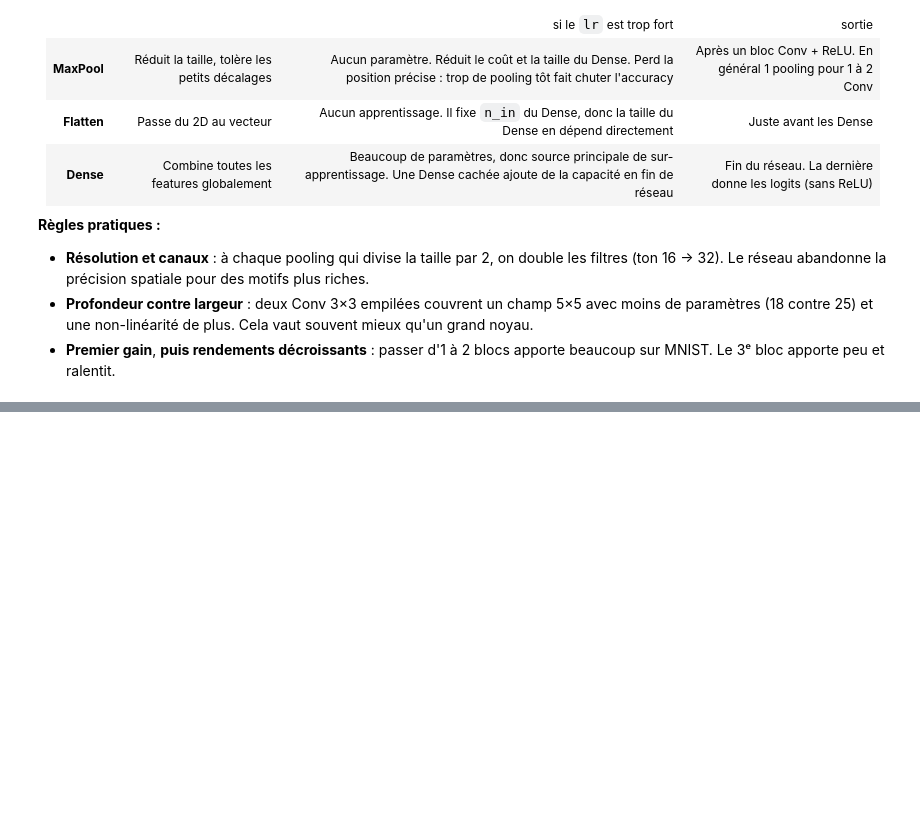
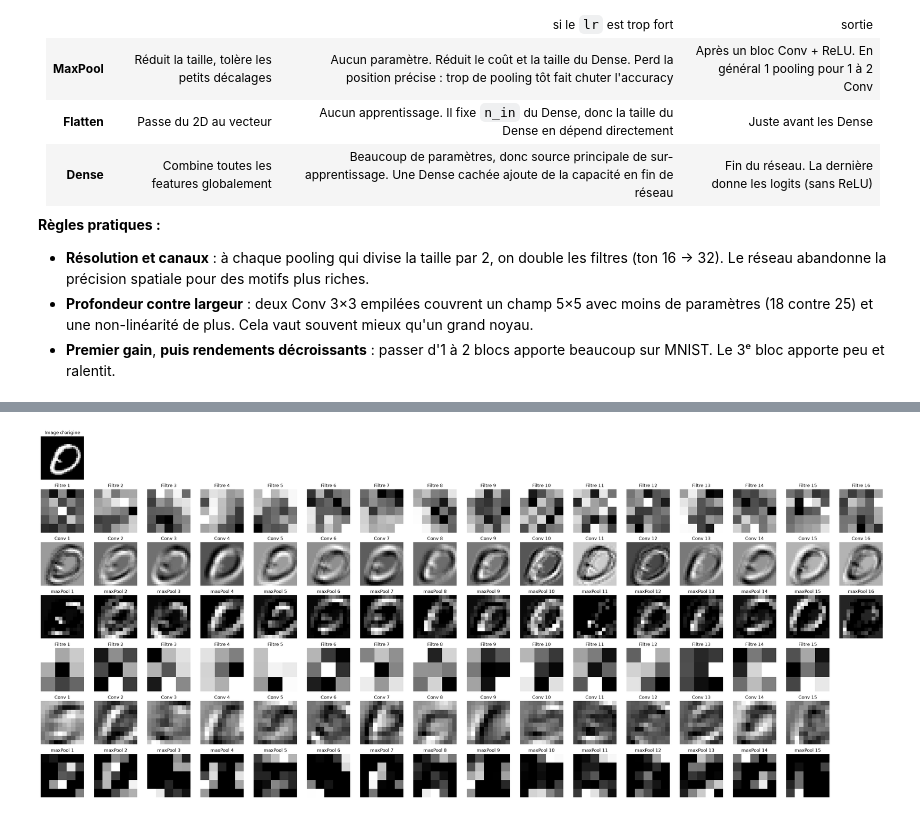
Before and after one commit to tbessadet/Python-projet-perso, a Jupyter notebook: CNN.ipynb, the cells around one changed output, grey strips where cells are left out. Drawn from its saved outputs; the diff is of its cells as text; code cells hidden in the pictures; blank space fills up the shorter version.

```diff
--- a/CNN.ipynb
+++ b/CNN.ipynb
@@ -445,27 +458,27 @@ On obtient **98.58% +/- 0.14** en 3m10
 X_all = torch.cat((X_train, X_val))
 y_all = torch.cat((y_train, y_val))
 
-def creer_modele_small(input_shape=(1, 28, 28), EPOCH=30, lr=0.1, batch_size=512, patience=10, eps=1e-4):
+def creer_modele_small(input_shape=(1, 28, 28), EPOCH=55, lr=0.1, batch_size=512, patience=12, eps=1e-5):
     features = [Conv(C_in=1,C_out=64,kernel=3,stride=1,padding='valid'), ReLu(),
                 Conv(C_in=64,C_out=32,kernel=3,stride=1,padding='valid'), ReLu()]
     classifier = [Flatten(), Dense(n_out = 10)]
     return Modele(features, classifier, input_shape=input_shape, EPOCH=EPOCH, lr=lr, batch_size=batch_size, patience=patience, eps=eps)
 
-def creer_modele_medium(input_shape=(1, 28, 28), EPOCH=40, lr=0.3, batch_size=512, patience=10, eps=1e-4):
+def creer_modele_medium(input_shape=(1, 28, 28), EPOCH=65, lr=0.3, batch_size=512, patience=12, eps=1e-5):
     features = [Conv(C_in=1, C_out=32, kernel=5, stride=1, padding='valid'), ReLu(),
-                MaxPool(kernel=2, stride=2), DropOut(p=0.2)]
+                Pool(kernel=2, stride=2, type='max'), DropOut(p=0.2)]
     classifier = [Flatten(), Dense(n_out=128), ReLu(), Dense(n_out = 10)]
     return Modele(features, classifier, input_shape=input_shape, EPOCH=EPOCH, lr=lr, batch_size=batch_size, patience=patience, eps=eps)
 
-def creer_modele_large(input_shape=(1, 28, 28), EPOCH=50, lr=0.1, batch_size=512, patience=10, eps=1e-4):
-    features = [Conv(C_in=1, C_out=30, kernel=5, stride=1, padding='valid'), ReLu(), MaxPool(kernel=2, stride=2),
-                Conv(C_in=30, C_out=15, kernel=3, stride=1, padding='valid'), ReLu(), MaxPool(kernel=2, stride=2),
+def creer_modele_large(input_shape=(1, 28, 28), EPOCH=75, lr=0.1, batch_size=512, patience=12, eps=1e-5):
+    features = [Conv(C_in=1, C_out=30, kernel=5, stride=1, padding='valid'), ReLu(), Pool(kernel=2, stride=2, type='max'),
+                Conv(C_in=30, C_out=15, kernel=3, stride=1, padding='valid'), ReLu(), Pool(kernel=2, stride=2, type='max'),
                 DropOut(p=0.2)]
     classifier = [Flatten(), Dense(n_out=128), ReLu(),
                   Dense(n_out=50), ReLu(), Dense(n_out=10)]
     return Modele(features, classifier, input_shape=input_shape, EPOCH=EPOCH, lr=lr, batch_size=batch_size, patience=patience, eps=eps)
 
-skf = StratifiedKFold(n_splits=2, shuffle=True, random_state=42)
+skf = StratifiedKFold(n_splits=5, shuffle=True, random_state=42)
 scores = {'ms': [], 'mm': [], 'ml': []}
 
 for k, (idx_tr, idx_va) in enumerate(skf.split(np.zeros(len(y_all)), y_all.cpu().numpy())):
@@ -476,8 +489,6 @@ for k, (idx_tr, idx_va) in enumerate(skf.split(np.zeros(len(y_all)), y_all.cpu()
     models = {'ms': creer_modele_small(),
               'mm': creer_modele_medium(),
               'ml': creer_modele_large()}
-
-    models = {'ml': creer_modele_large()}   # Pour lancer sur pc portable, run plus court
 
     for name, m in models.items():
         m.fit(X_all[idx_tr], y_all[idx_tr], X_all[idx_va], y_all[idx_va])
@@ -584,4 +532,0 @@ for nom, moy, std, duree in sorted(resultats, key=lambda r: r[1], reverse=True):
-# %%
-print(f"\nClassement (temps total : {(time.time() - t0) / 60:.1f} min)")
-for nom, moy, std, duree in sorted(resultats, key=lambda r: r[1], reverse=True):
-    print(f"{moy * 100:6.2f} % (± {std * 100:.2f})  {duree:4.1f} min  {nom}")
@@ -731,0 +634,44 @@ features = [Conv(C_in=1, C_out=32, kernel=5, stride=1, padding='valid'), ReLu(),
+# %%
+def analyse_conv(model, img, nb_filtre_max=16):
+    model.eval()            # passer en mode evaluation (normalement on y est deja)
+    x = img.unsqueeze(0)
+    lignes = []             # (nom, liste d'images à afficher : filtre/sortie)
+
+    with torch.no_grad():
+        for couche in model.features:   # uniquement les couches qui nous interesse
+            x = couche.forward(x)
+            sortie = x.squeeze(0)
+            nb = min(nb_filtre_max, sortie.shape[0])    # on represente maximum `nb_filtre_max` sinon ca peut etre trop petit a l'ecran
+
+            if isinstance(couche, Conv):
+                noyau = couche.noyau.detach()
+                lignes.append(("Filtre", [noyau[j, 0] for j in range(nb)]))
+                lignes.append(("Conv", [sortie[j] for j in range(nb)]))
+
+            elif isinstance(couche, Pool):
+                lignes.append((couche.type + "Pool", [sortie[j] for j in range(nb)]))
+
+    if not lignes:
+        raise ValueError("Aucune couche Conv/Pool exploitable dans le modèle")
+
+    nb_col = max(len(images) for _, images in lignes)
+    nb_lignes = 1 + len(lignes) # +1 pour l'image en entete
+
+    fig, axs = plt.subplots(nb_lignes, nb_col, figsize=(2*nb_col, 2*nb_lignes), squeeze=False)
+    for ax in axs.flat:
+        ax.axis("off")
+
+    axs[0, 0].imshow(img.squeeze().cpu(), cmap="gray")
+    axs[0, 0].set_title("Image d'origine")
+
+    for i, (nom, images) in enumerate(lignes, start=1):
+        for j, im in enumerate(images):
+            axs[i, j].imshow(im.cpu(), cmap="gray")
+            axs[i, j].set_title(f"{nom} {j + 1}")
+
+    fig.tight_layout()
+    plt.show()
+
+analyse_conv(models["ml"], X_train[0])
+# %% [output]
+[figure, added]
```
Also changed, not shown: parts of 30 cells of this notebook.
